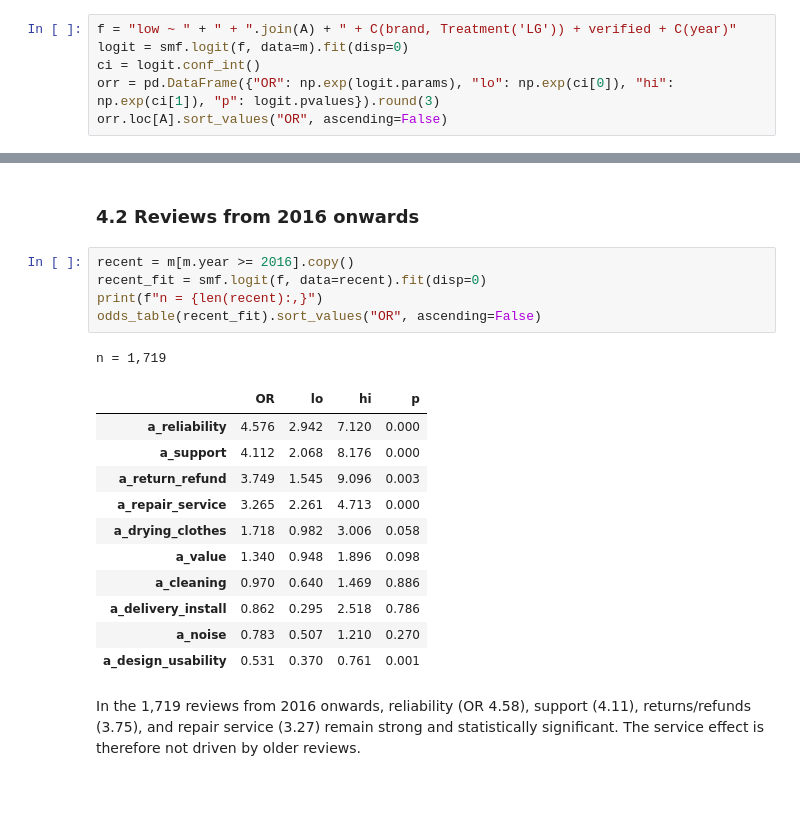
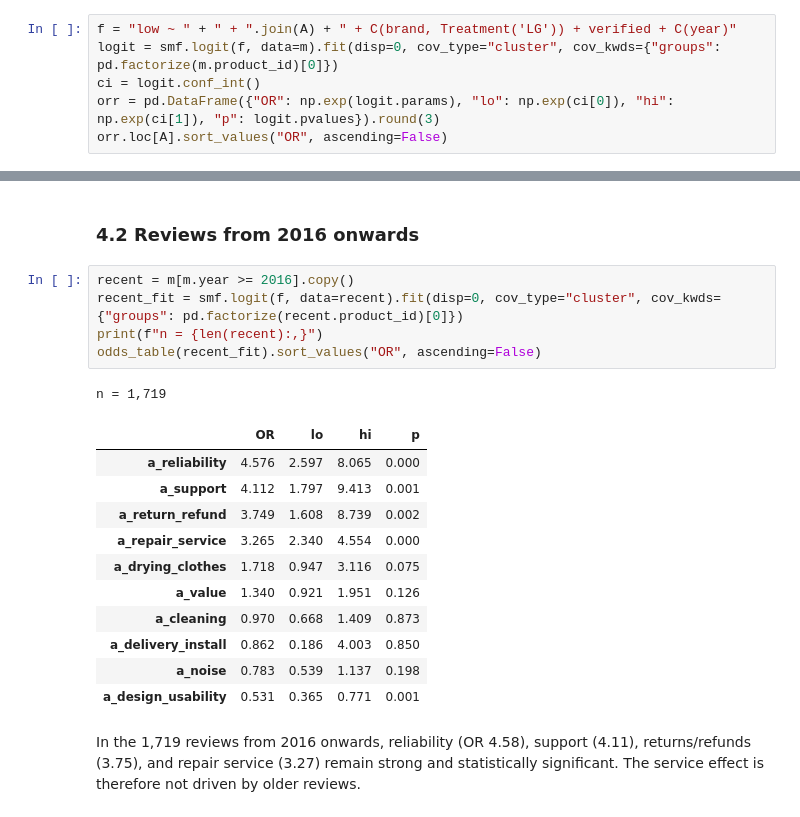
Before and after one commit to mfmatozza/marketing-project, a Jupyter notebook: 03_model_priorities.ipynb, the cells around one changed output, grey strips where cells are left out. Saved outputs shown, nothing was run; the diff lists cells and outputs as text.

```diff
--- a/03_model_priorities.ipynb
+++ b/03_model_priorities.ipynb
@@ -22,7 +21,7 @@ The modelling sample contains 3,737 reviews. Reviews with a three-star rating ar
 ## 1. Logistic regression (all brands)
 # %%
 f = "low ~ " + " + ".join(A) + " + C(brand, Treatment('LG')) + verified + C(year)"
-logit = smf.logit(f, data=m).fit(disp=0)
+logit = smf.logit(f, data=m).fit(disp=0, cov_type="cluster", cov_kwds={"groups": pd.factorize(m.product_id)[0]})
 ci = logit.conf_int()
 orr = pd.DataFrame({"OR": np.exp(logit.params), "lo": np.exp(ci[0]), "hi": np.exp(ci[1]), "p": logit.pvalues}).round(3)
 orr.loc[A].sort_values("OR", ascending=False)
@@ -160,22 +159,22 @@ With a stricter outcome that defines only one-star reviews as low-rated, support
 ### 4.2 Reviews from 2016 onwards
 # %%
 recent = m[m.year >= 2016].copy()
-recent_fit = smf.logit(f, data=recent).fit(disp=0)
+recent_fit = smf.logit(f, data=recent).fit(disp=0, cov_type="cluster", cov_kwds={"groups": pd.factorize(recent.product_id)[0]})
 print(f"n = {len(recent):,}")
 odds_table(recent_fit).sort_values("OR", ascending=False)
 # %% [output]
 n = 1,719
 |  | OR | lo | hi | p |
-| a_reliability | 4.576 | 2.942 | 7.120 | 0.000 |
-| a_support | 4.112 | 2.068 | 8.176 | 0.000 |
-| a_return_refund | 3.749 | 1.545 | 9.096 | 0.003 |
-| a_repair_service | 3.265 | 2.261 | 4.713 | 0.000 |
-| a_drying_clothes | 1.718 | 0.982 | 3.006 | 0.058 |
-| a_value | 1.340 | 0.948 | 1.896 | 0.098 |
-| a_cleaning | 0.970 | 0.640 | 1.469 | 0.886 |
-| a_delivery_install | 0.862 | 0.295 | 2.518 | 0.786 |
-| a_noise | 0.783 | 0.507 | 1.210 | 0.270 |
-| a_design_usability | 0.531 | 0.370 | 0.761 | 0.001 |
+| a_reliability | 4.576 | 2.597 | 8.065 | 0.000 |
+| a_support | 4.112 | 1.797 | 9.413 | 0.001 |
+| a_return_refund | 3.749 | 1.608 | 8.739 | 0.002 |
+| a_repair_service | 3.265 | 2.340 | 4.554 | 0.000 |
+| a_drying_clothes | 1.718 | 0.947 | 3.116 | 0.075 |
+| a_value | 1.340 | 0.921 | 1.951 | 0.126 |
+| a_cleaning | 0.970 | 0.668 | 1.409 | 0.873 |
+| a_delivery_install | 0.862 | 0.186 | 4.003 | 0.850 |
+| a_noise | 0.783 | 0.539 | 1.137 | 0.198 |
+| a_design_usability | 0.531 | 0.365 | 0.771 | 0.001 |
 # %% [markdown]
 In the 1,719 reviews from 2016 onwards, reliability (OR 4.58), support (4.11), returns/refunds (3.75), and repair service (3.27) remain strong and statistically significant. The service effect is therefore not driven by older reviews.
 # %% [markdown]
```
Also changed, not shown: parts of 9 cells of this notebook, 2 other files.
